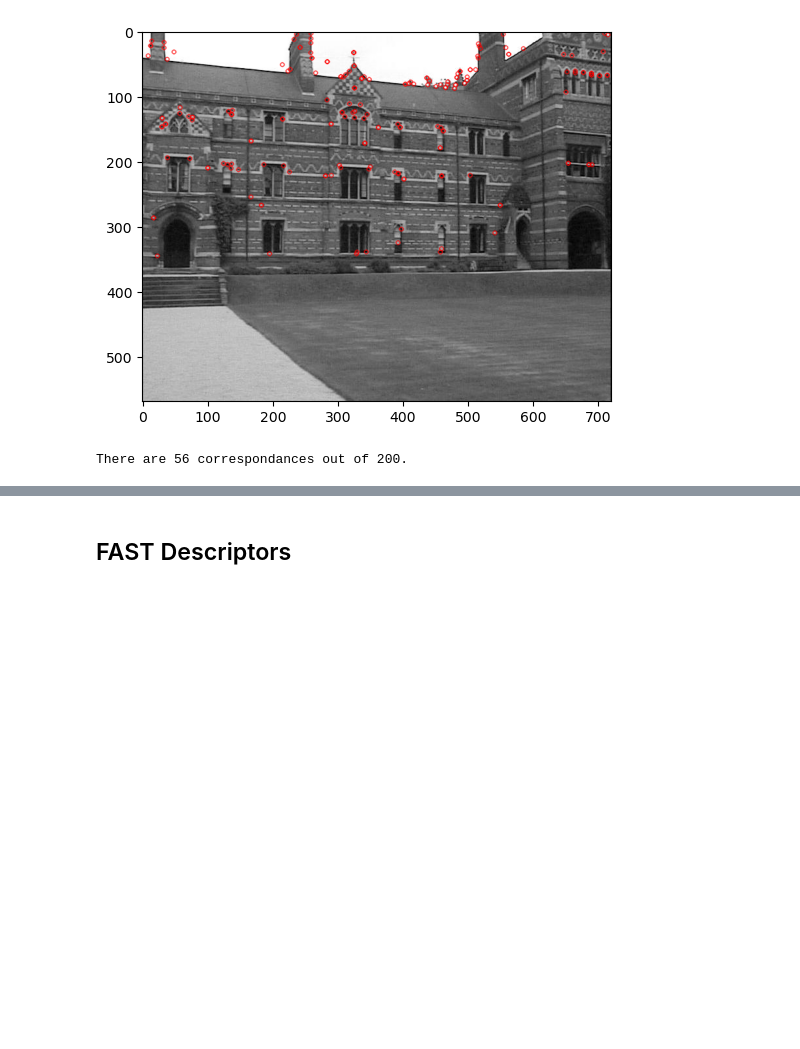
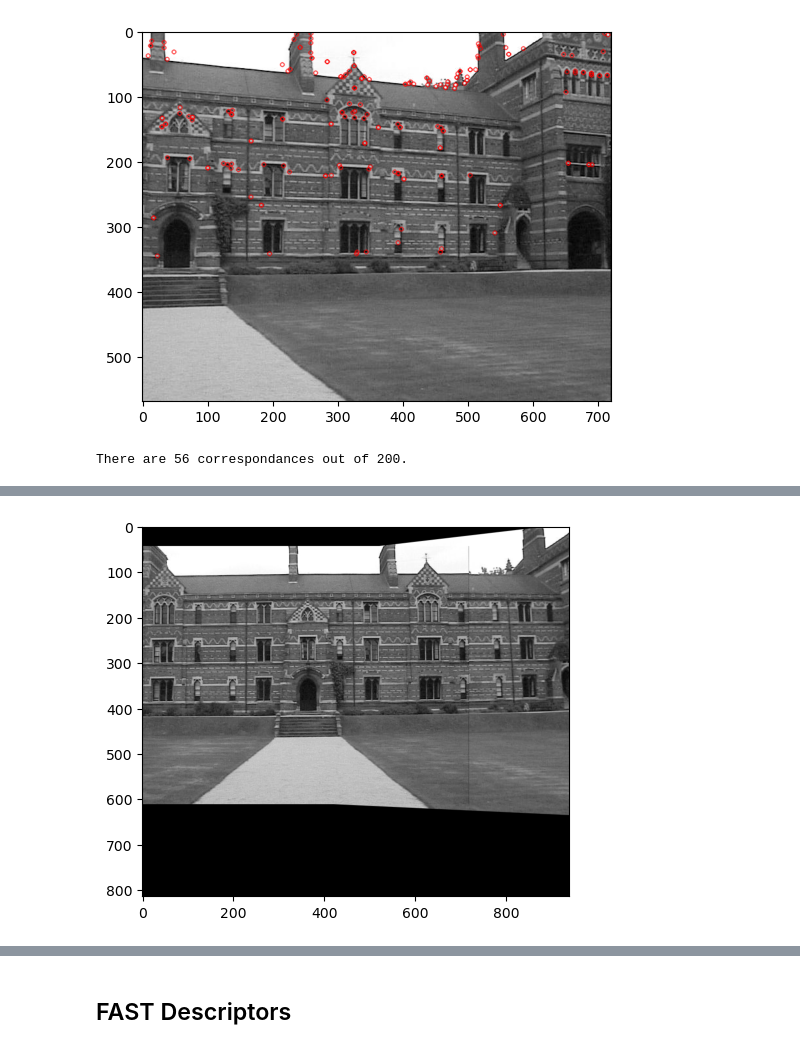
Before and after one commit to pabloagustinpace/public-projects, a Jupyter notebook: computer vision/image stiching/mosaicing.ipynb, the cells around one changed output, grey strips where cells are left out. Cells and saved outputs as stored; diff of their text form; code cells hidden in the pictures; blank space fills up the shorter version.

```diff
--- a/computer vision/image stiching/mosaicing.ipynb
+++ b/computer vision/image stiching/mosaicing.ipynb
@@ -46,0 +43,38 @@ def create_mosaic(reference, trans_image, H):
+# %%
+import numpy as np
+
+def create_mosaic(reference, trans_image, H):
+    w_r, h_r = reference.shape[:2]
+    w_t, h_t = trans_image.shape[:2]
+
+    corners = np.float32([[0, 0], [w_t, 0], [0, h_t], [w_t, h_t]])
+    corners_homg = np.append(corners, np.ones((4, 1)), axis=1).T
+    corners_homog_transf = np.dot(H, corners_homg)
+    corners_homog_transf = corners_homog_transf / corners_homog_transf[-1, :]
+
+    corners_r = np.float32([[0, 0], [w_r, 0], [0, h_r], [w_r, h_r]]).T
+    all_corners = np.concatenate((corners_homog_transf[:2], corners_r),axis=1)
+
+    min_x = min(all_corners[0])
+    max_x = max(all_corners[0])
+    min_y = min(all_corners[1])
+    max_y = max(all_corners[1])
+    panomara_size = (int(np.sqrt((max_x - min_x)**2)), int(np.sqrt((max_y - min_y)**2)))
+
+    # Calculate translation to avoid crop the image
+    tx = min(0, np.min(corners_homog_transf[0, :], axis=0))
+    ty = min(0, np.min(corners_homog_transf[1, :], axis=0))
+    T = np.float32([[1], [0], [-tx], [0], [1], [-ty], [0], [0], [1]]).reshape((3, 3))
+
+    transformed_image = cv2.warpPerspective(trans_image, T.dot(H), panomara_size)
+    transformed_image[int(abs(ty)):int(abs(ty)+w_r), int(abs(tx)):int(abs(tx)+h_r)] = reference
+    plt.imshow(transformed_image, cmap='gray')
+    return
+    # import pdb; pdb.set_trace()
+
+reference_image = cv2.imread('images/keble_b.jpg', cv2.IMREAD_GRAYSCALE)
+transform_image = cv2.imread('images/keble_c.jpg', cv2.IMREAD_GRAYSCALE)
+
+create_mosaic(reference_image, transform_image,H)
+# %% [output]
+[figure, added]
```
Also changed, not shown: parts of 5 cells of this notebook, 2 other files.
